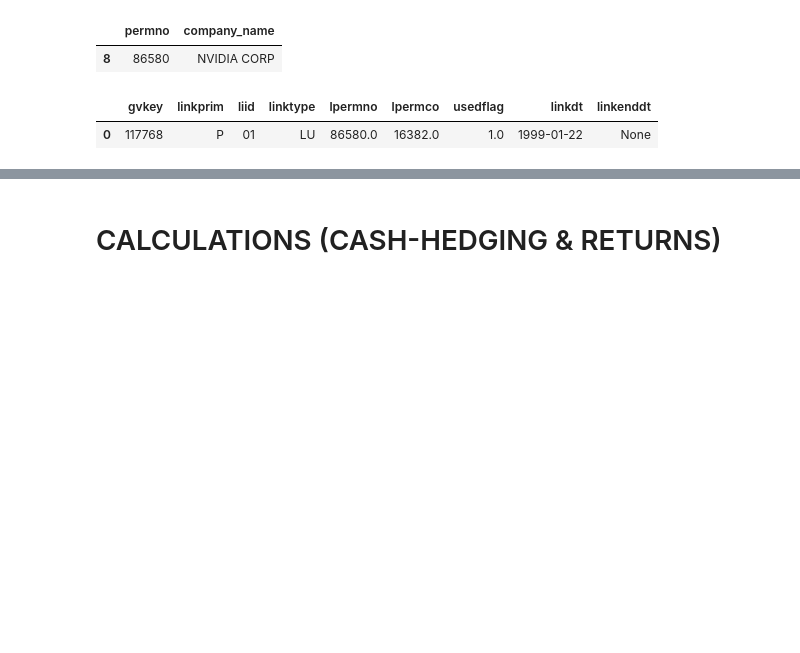
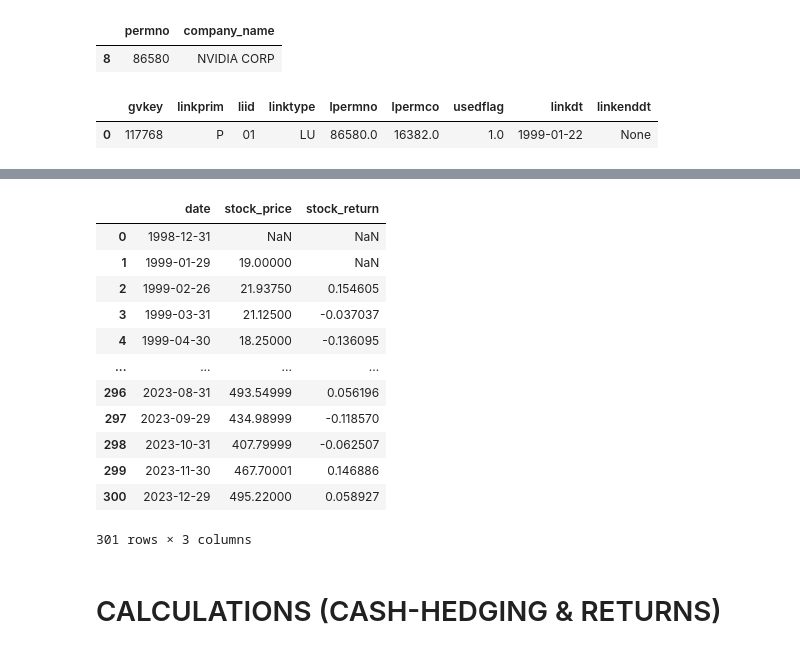
Before and after one commit to veervohra03/CashHedged, a Jupyter notebook: cashHedgedV2.ipynb, the cells around one changed output, grey strips where cells are left out. Saved outputs shown, nothing was run; the diff lists cells and outputs as text; code cells hidden in the pictures; blank space fills up the shorter version.

```diff
--- a/cashHedgedV2.ipynb
+++ b/cashHedgedV2.ipynb
@@ -120,0 +116,30 @@ nvidia['quarter_end'] = nvidia['date']
+# %%
+nvidia_stock_prcs = conn.raw_sql(f'''
+SELECT
+    date,
+    prc AS stock_price,
+    ret AS stock_return  -- Stock returns from CRSP
+    -- prc * shrout AS market_cap  -- Market cap
+FROM
+    crsp.msf
+WHERE
+    permno = {nvidia_permno}
+''')
+
+nvidia_stock_prcs['date'] = pd.to_datetime(nvidia_stock_prcs['date'])
+
+nvidia_stock_prcs
+# %% [output]
+|  | date | stock_price | stock_return |
+| 0 | 1998-12-31 | NaN | NaN |
+| 1 | 1999-01-29 | 19.00000 | NaN |
+| 2 | 1999-02-26 | 21.93750 | 0.154605 |
+| 3 | 1999-03-31 | 21.12500 | -0.037037 |
+| 4 | 1999-04-30 | 18.25000 | -0.136095 |
+| ... | ... | ... | ... |
+| 296 | 2023-08-31 | 493.54999 | 0.056196 |
+| 297 | 2023-09-29 | 434.98999 | -0.118570 |
+| 298 | 2023-10-31 | 407.79999 | -0.062507 |
+| 299 | 2023-11-30 | 467.70001 | 0.146886 |
+| 300 | 2023-12-29 | 495.22000 | 0.058927 |
+301 rows × 3 columns
```
Also changed, not shown: parts of 8 cells of this notebook.
